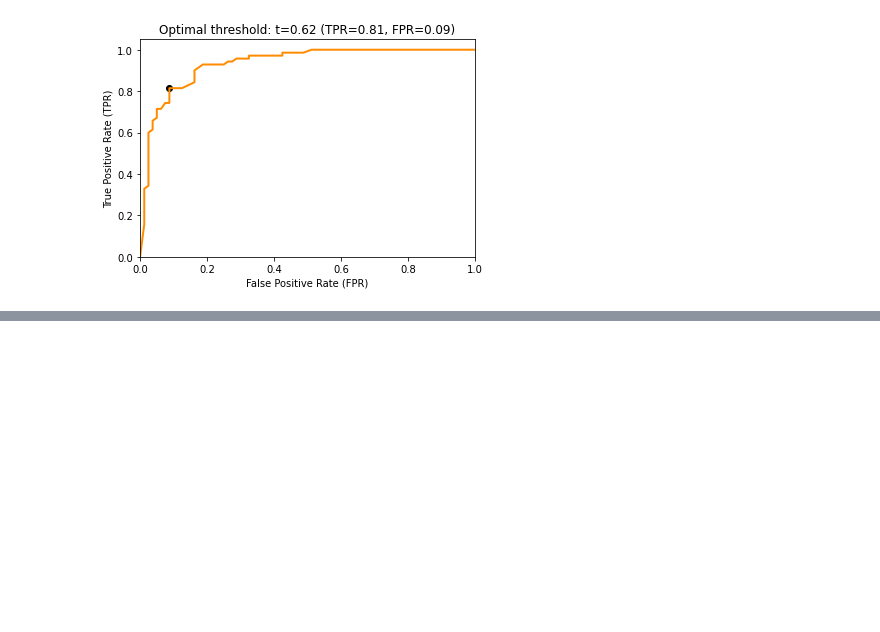
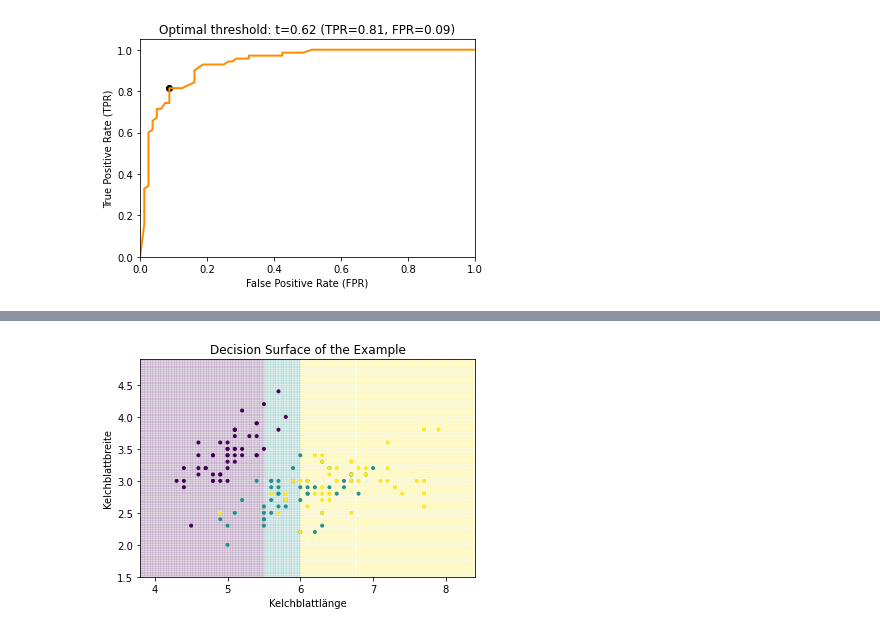
Before and after one commit to sherbold/data-science-crashkurs, a Jupyter notebook: content/chapters/kapitel_07.ipynb, the cells around one changed output, grey strips where cells are left out. Saved outputs shown, nothing was run; the diff lists cells and outputs as text; code cells hidden in the pictures; blank space fills up the shorter version.

```diff
--- a/content/chapters/kapitel_07.ipynb
+++ b/content/chapters/kapitel_07.ipynb
@@ -223,0 +312,39 @@ The Area Under the Curve (AUC) is a performance metric based on the ROC curve. T
+# %%
+import numpy as np
+
+class DummyModel:
+    def fit(self, X, Y):
+        pass
+
+    def predict(self, X):
+        result = np.ones(len(X)) # init everything as Versicolor
+        result[X[:,0]<5.5] = 0 # rule for Setosa
+        result[X[:,0]>6]   = 2 # rule for Virginica
+        return result
+
+def plot_decision_surface(model, X, Y, ax=None, title=None):
+    h = .01 # step size in the mesh
+    x_min, x_max = X.iloc[:,0].min() - .5, X.iloc[:,0].max() + .5
+    y_min, y_max = X.iloc[:,1].min() - .5, X.iloc[:,1].max() + .5
+    xx, yy = np.meshgrid(np.arange(x_min, x_max, h), np.arange(y_min, y_max, h))
+
+    model.fit(X, Y)
+    Z = model.predict(np.c_[xx.ravel(), yy.ravel()]).reshape(xx.shape)
+
+    if ax is None:
+        plt.figure()
+        ax = plt.gca()
+    ax.set_xlim(xx.min(), xx.max())
+    ax.set_ylim(yy.min(), yy.max())
+    ax.pcolormesh(xx, yy, Z, alpha=0.04, shading='auto')
+    ax.scatter(X.iloc[:,0], X.iloc[:,1],c=Y, marker='.')
+
+    ax.set_xlabel(X.columns[0])
+    ax.set_ylabel(X.columns[1])
+    if title is None:
+        title = str(model)
+    ax.set_title(title)
+
+plot_decision_surface(DummyModel(), X, Y, title='Decision Surface of the Example')
+# %% [output]
+[figure, added]
```
Also changed, not shown: parts of 15 cells of this notebook.
